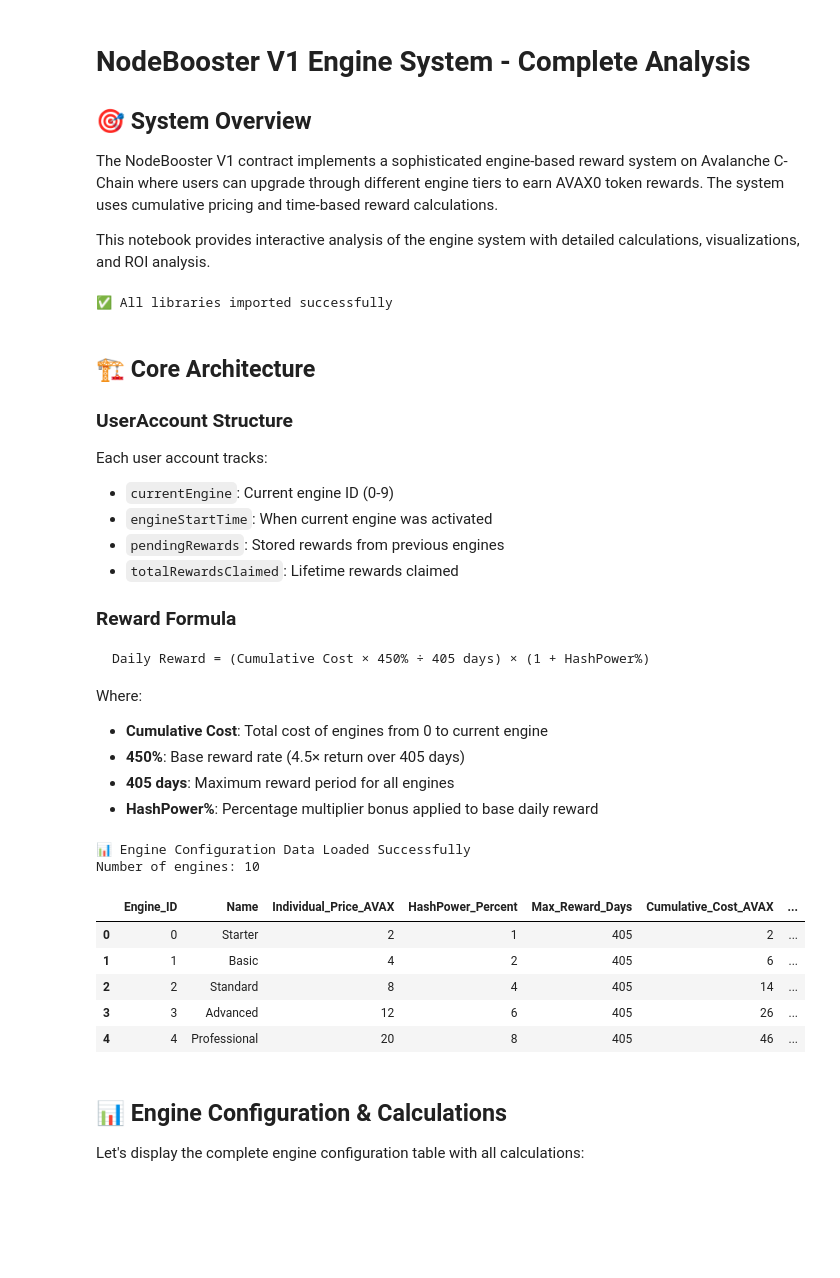
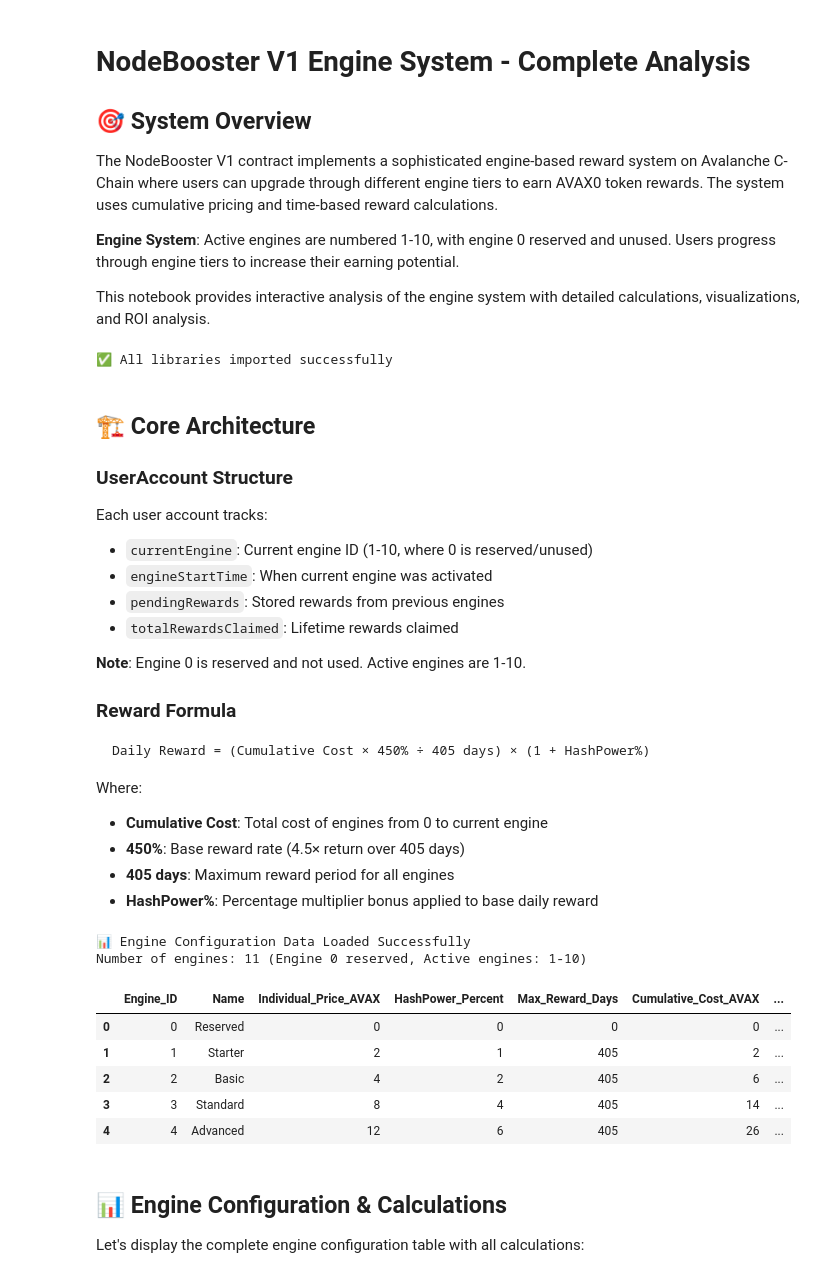
Before and after one commit to kyoudaiai/nodebooster, a Jupyter notebook: NodeBooster_V1_Engine_System_Summary.ipynb, the cells around one changed output. Drawn from its saved outputs; the diff is of its cells as text; code cells hidden in the pictures; blank space fills up the shorter version.

````diff
--- a/NodeBooster_V1_Engine_System_Summary.ipynb
+++ b/NodeBooster_V1_Engine_System_Summary.ipynb
@@ -5,6 +5,8 @@
 
 The NodeBooster V1 contract implements a sophisticated engine-based reward system on Avalanche C-Chain where users can upgrade through different engine tiers to earn AVAX0 token rewards. The system uses cumulative pricing and time-based reward calculations.
 
+**Engine System**: Active engines are numbered 1-10, with engine 0 reserved and unused. Users progress through engine tiers to increase their earning potential.
+
 This notebook provides interactive analysis of the engine system with detailed calculations, visualizations, and ROI analysis.
 # %%
 # Import Required Libraries
@@ -28,10 +30,12 @@ print("✅ All libraries imported successfully")
 
 ### UserAccount Structure
 Each user account tracks:
-- `currentEngine`: Current engine ID (0-9)
+- `currentEngine`: Current engine ID (1-10, where 0 is reserved/unused)
 - `engineStartTime`: When current engine was activated
 - `pendingRewards`: Stored rewards from previous engines
 - `totalRewardsClaimed`: Lifetime rewards claimed
+
+**Note**: Engine 0 is reserved and not used. Active engines are 1-10.
 
 ### Reward Formula
 ```
@@ -45,49 +49,50 @@ Where:
 - **HashPower%**: Percentage multiplier bonus applied to base daily reward
 # %%
 # Define Engine Configuration Data
+# Note: Engine 0 is reserved and not used. Active engines are 1-10
 engine_data = {
-    'Engine_ID': [0, 1, 2, 3, 4, 5, 6, 7, 8, 9],
-    'Name': ['Starter', 'Basic', 'Standard', 'Advanced', 'Professional',
+    'Engine_ID': [0, 1, 2, 3, 4, 5, 6, 7, 8, 9, 10],
+    'Name': ['Reserved', 'Starter', 'Basic', 'Standard', 'Advanced', 'Professional',
              'Expert', 'Master', 'Elite', 'Supreme', 'Ultimate'],
-    'Individual_Price_AVAX': [2, 4, 8, 12, 20, 36, 75, 115, 195, 310],
-    'HashPower_Percent': [1, 2, 4, 6, 8, 10, 12, 14, 16, 18],
-    'Max_Reward_Days': [405] * 10
+    'Individual_Price_AVAX': [0, 2, 4, 8, 12, 20, 36, 75, 115, 195, 310],
+    'HashPower_Percent': [0, 1, 2, 4, 6, 8, 10, 12, 14, 16, 18],
+    'Max_Reward_Days': [0] + [405] * 10
 }
 
 # Create DataFrame
 engines_df = pd.DataFrame(engine_data)
 
 # Calculate cumulative costs
 engines_df['Cumulative_Cost_AVAX'] = engines_df['Individual_Price_AVAX'].cumsum()
 
 # Calculate base daily rewards (cumulative cost * 4.5% / 405 days)
 engines_df['Base_Daily_Reward'] = (engines_df['Cumulative_Cost_AVAX'] * 4.5) / 405
 
 # Calculate hash power multiplier (1 + hashpower%)
 engines_df['HashPower_Multiplier'] = 1 + (engines_df['HashPower_Percent'] / 100)
 
 # Calculate total daily rewards
 engines_df['Total_Daily_Reward'] = engines_df['Base_Daily_Reward'] * engines_df['HashPower_Multiplier']
 
 # Calculate 405-day total rewards
 engines_df['Total_405_Day_Reward'] = engines_df['Total_Daily_Reward'] * 405
 
 # Calculate ROI percentages
 engines_df['ROI_Percent'] = ((engines_df['Total_405_Day_Reward'] / engines_df['Cumulative_Cost_AVAX']) - 1) * 100
 engines_df['Daily_ROI_Percent'] = engines_df['ROI_Percent'] / 405
 
 print("📊 Engine Configuration Data Loaded Successfully")
-print(f"Number of engines: {len(engines_df)}")
+print(f"Number of engines: {len(engines_df)} (Engine 0 reserved, Active engines: 1-10)")
 engines_df.head()
 # %% [output]
 📊 Engine Configuration Data Loaded Successfully
-Number of engines: 10
+Number of engines: 11 (Engine 0 reserved, Active engines: 1-10)
 |  | Engine_ID | Name | Individual_Price_AVAX | HashPower_Percent | Max_Reward_Days | Cumulative_Cost_AVAX | ... |
-| 0 | 0 | Starter | 2 | 1 | 405 | 2 | ... |
-| 1 | 1 | Basic | 4 | 2 | 405 | 6 | ... |
-| 2 | 2 | Standard | 8 | 4 | 405 | 14 | ... |
-| 3 | 3 | Advanced | 12 | 6 | 405 | 26 | ... |
-| 4 | 4 | Professional | 20 | 8 | 405 | 46 | ... |
+| 0 | 0 | Reserved | 0 | 0 | 0 | 0 | ... |
+| 1 | 1 | Starter | 2 | 1 | 405 | 2 | ... |
+| 2 | 2 | Basic | 4 | 2 | 405 | 6 | ... |
+| 3 | 3 | Standard | 8 | 4 | 405 | 14 | ... |
+| 4 | 4 | Advanced | 12 | 6 | 405 | 26 | ... |
 # %% [markdown]
 ## 📊 Engine Configuration & Calculations
 
````
Also changed, not shown: parts of 6 cells of this notebook, 4 other files.
